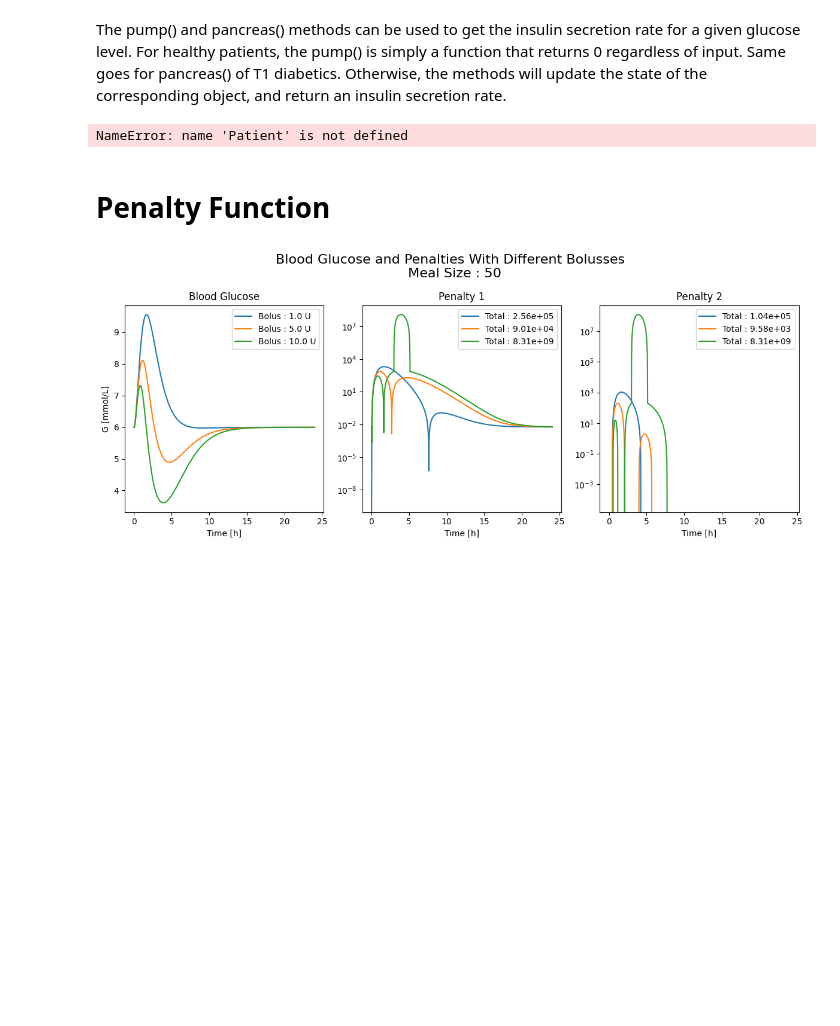
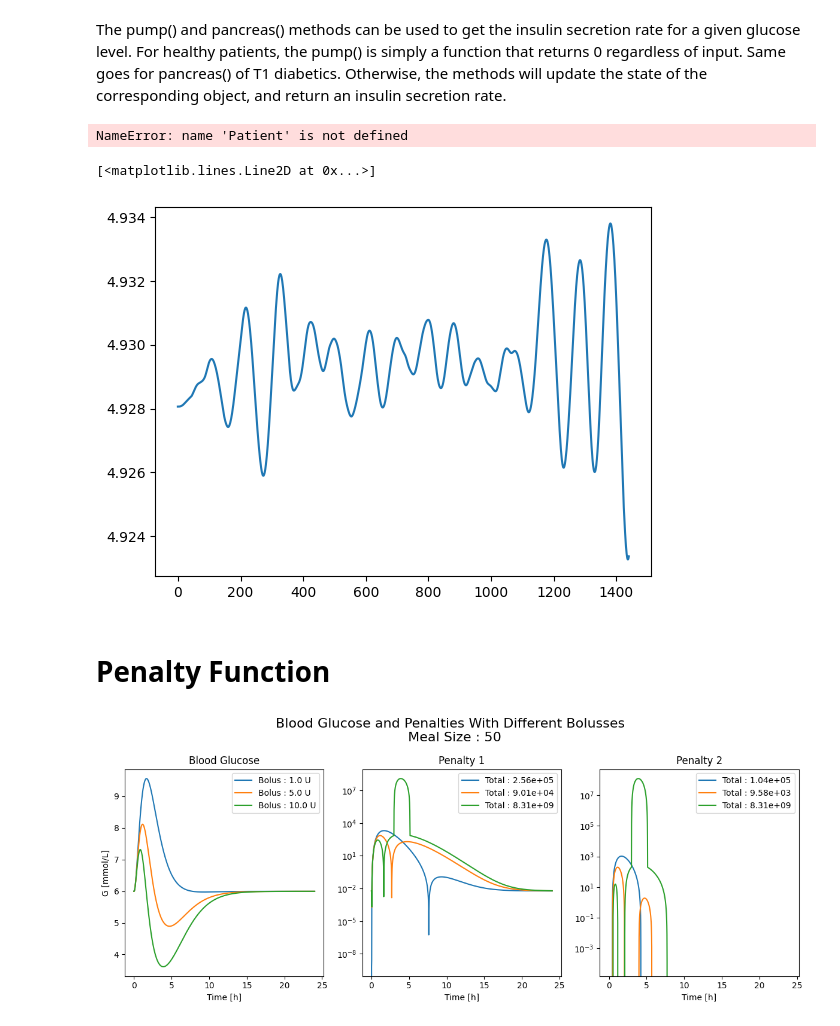
Before and after one commit to char056a/FagprojektRepo, a Jupyter notebook: MVPmodelExample.ipynb, the cells around one changed output. Cells and saved outputs as stored; diff of their text form; code cells hidden in the pictures; blank space fills up the shorter version.

```diff
--- a/MVPmodelExample.ipynb
+++ b/MVPmodelExample.ipynb
@@ -43,6 +43,20 @@ for i, t in enumerate(["Healthy", "T1 Diabetic", "T2 Diabetic"]):
     print(f"{t}, for G = {G}:   \n Insulin pump secretion : {p.pump(G)} \n Pancreas insulin secretion : {p.pancreas(G)} ")
 # %% [output]
 NameError: name 'Patient' is not defined
+# %%
+# Importerer pakker:
+from diabetessims import *
+import numpy as np
+import matplotlib.pyplot as plt
+from pprint import pprint
+
+p = baseline_patient(0, HM)
+noise = np.random.normal(0, 0.01, 1440)
+info = p.simulate(noise)
+plt.plot(info["G"])
+# %% [output]
+[<matplotlib.lines.Line2D at 0x...>]
+[figure, added]
 # %% [markdown]
 # Penalty Function
 # %%
```
Also changed, not shown: 7 other files.
